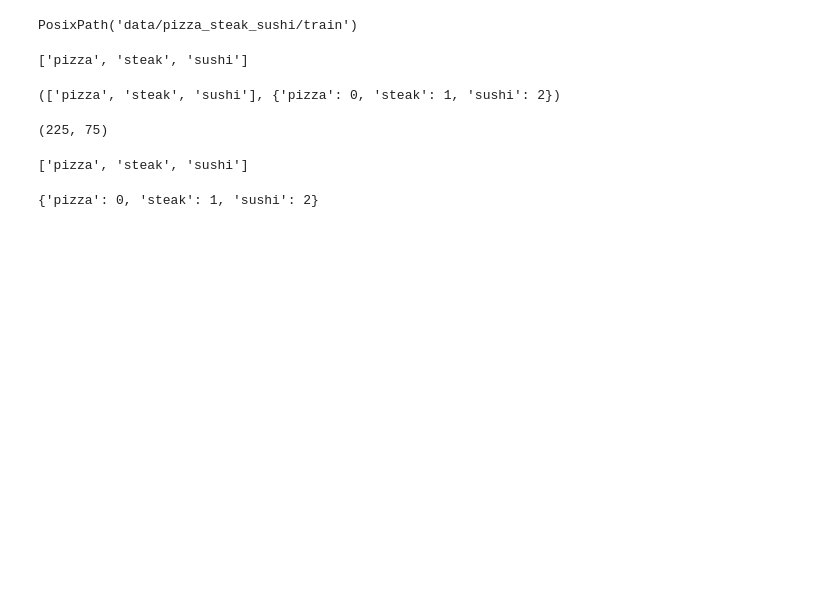
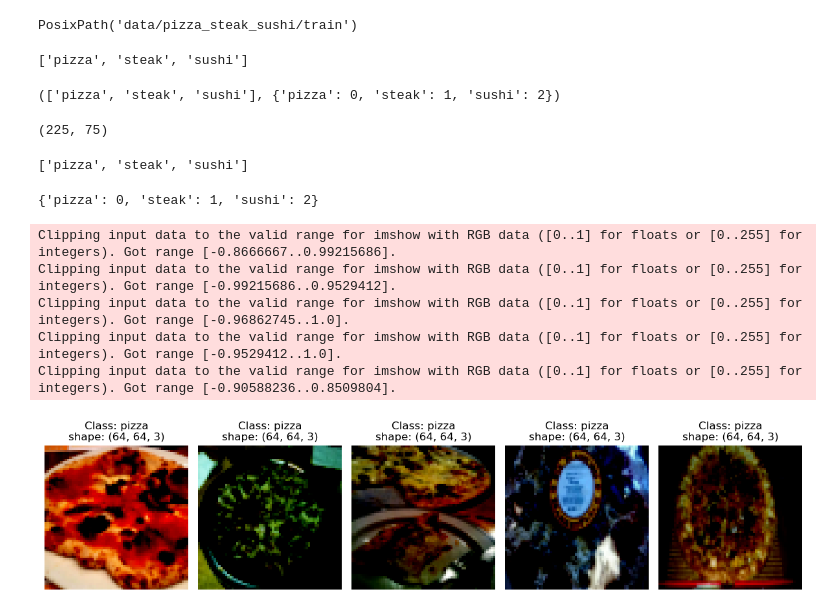
Before and after one commit to virvihuta/vh-learning-playground, a Jupyter notebook: pytorch/04_pytorch_custom_datasets.ipynb, the cells around one changed output. Saved outputs shown, nothing was run; the diff lists cells and outputs as text; code cells hidden in the pictures; blank space fills up the shorter version.

Commit message:
programmed the random image function

```diff
--- a/pytorch/04_pytorch_custom_datasets.ipynb
+++ b/pytorch/04_pytorch_custom_datasets.ipynb
@@ -249,3 +249,54 @@ test_data_custom.classes
 train_data_custom.class_to_idx
 # %% [output]
 {'pizza': 0, 'steak': 1, 'sushi': 2}
+# %%
+def display_random_images(
+    dataset: torch.utils.data.Dataset,
+    classes: List[str] = None,
+    n: int = 10,
+    display_shape: bool = True,
+    seed: int = None
+):
+    if n > 10:
+        print("For display purposes, n shouldn't be bigger than 10")
+        n = 10
+        display_shape = False
+
+    if seed is not None:
+        random.seed(seed)
+
+    random_samples_idx = random.sample(range(len(dataset)), k=n)
+
+    plt.figure(figsize=(12, 8))
+
+    for i, sample_idx in enumerate(random_samples_idx):
+        img, label = dataset[sample_idx]
+
+        if isinstance(img, torch.Tensor):
+            img = img.permute(1, 2, 0)
+
+        plt.subplot(1, n, i + 1)
+        plt.imshow(img)
+        plt.axis("off")
+
+        title = ""
+        if classes is not None:
+            title = f"Class: {classes[label]}"
+
+        if display_shape:
+            title += f"\nshape: {tuple(img.shape)}"
+
+        if title:
+            plt.title(title)
+
+    plt.tight_layout()
+    plt.show()
+# %%
+display_random_images(train_data, n=5, classes=class_name, seed=None)
+# %% [output]
+Clipping input data to the valid range for imshow with RGB data ([0..1] for floats or [0..255] for integers). Got range [-0.8666667..0.99215686].
+Clipping input data to the valid range for imshow with RGB data ([0..1] for floats or [0..255] for integers). Got range [-0.99215686..0.9529412].
+Clipping input data to the valid range for imshow with RGB data ([0..1] for floats or [0..255] for integers). Got range [-0.96862745..1.0].
+Clipping input data to the valid range for imshow with RGB data ([0..1] for floats or [0..255] for integers). Got range [-0.9529412..1.0].
+Clipping input data to the valid range for imshow with RGB data ([0..1] for floats or [0..255] for integers). Got range [-0.90588236..0.8509804].
+[figure, added]
```
